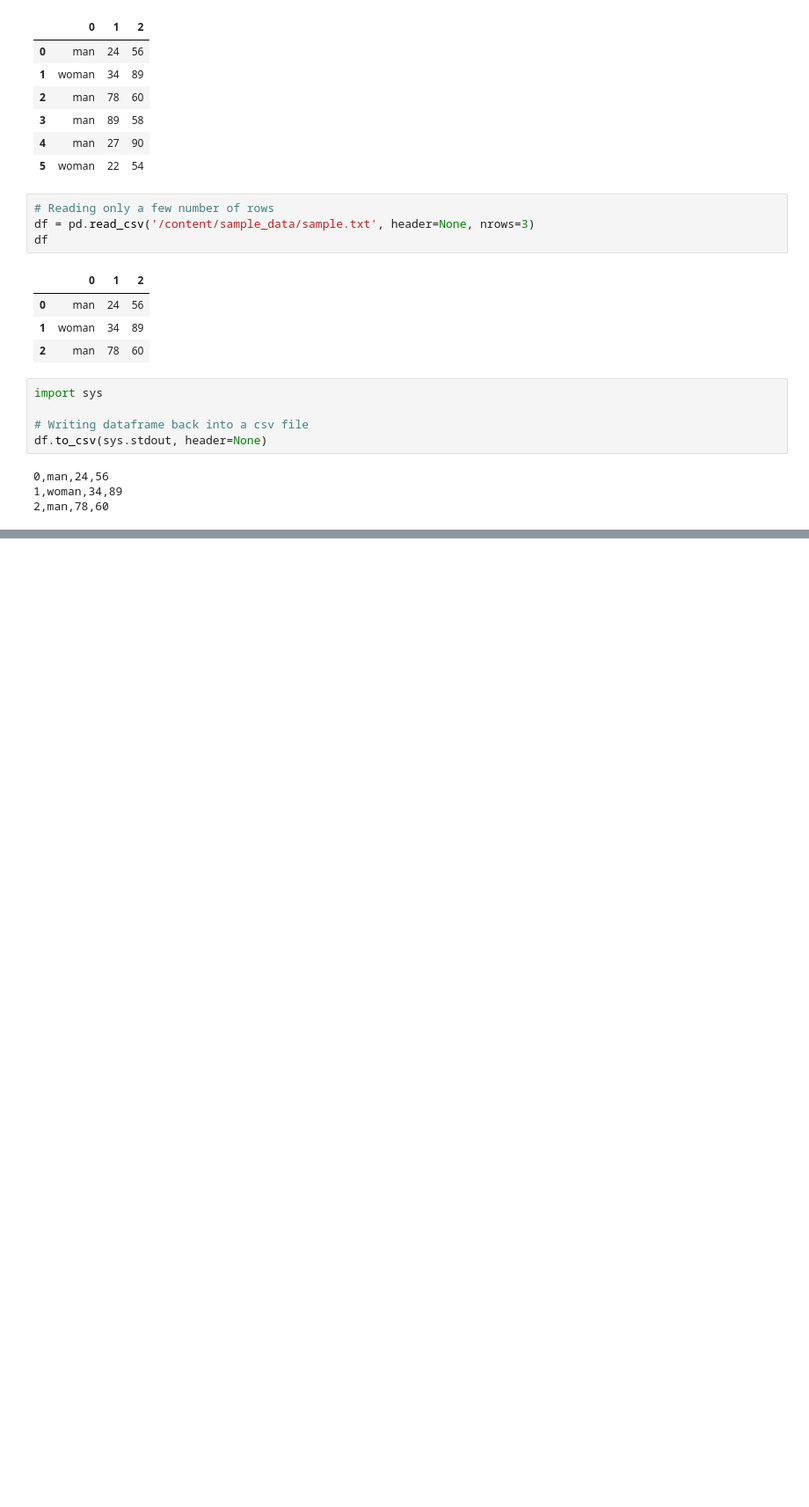
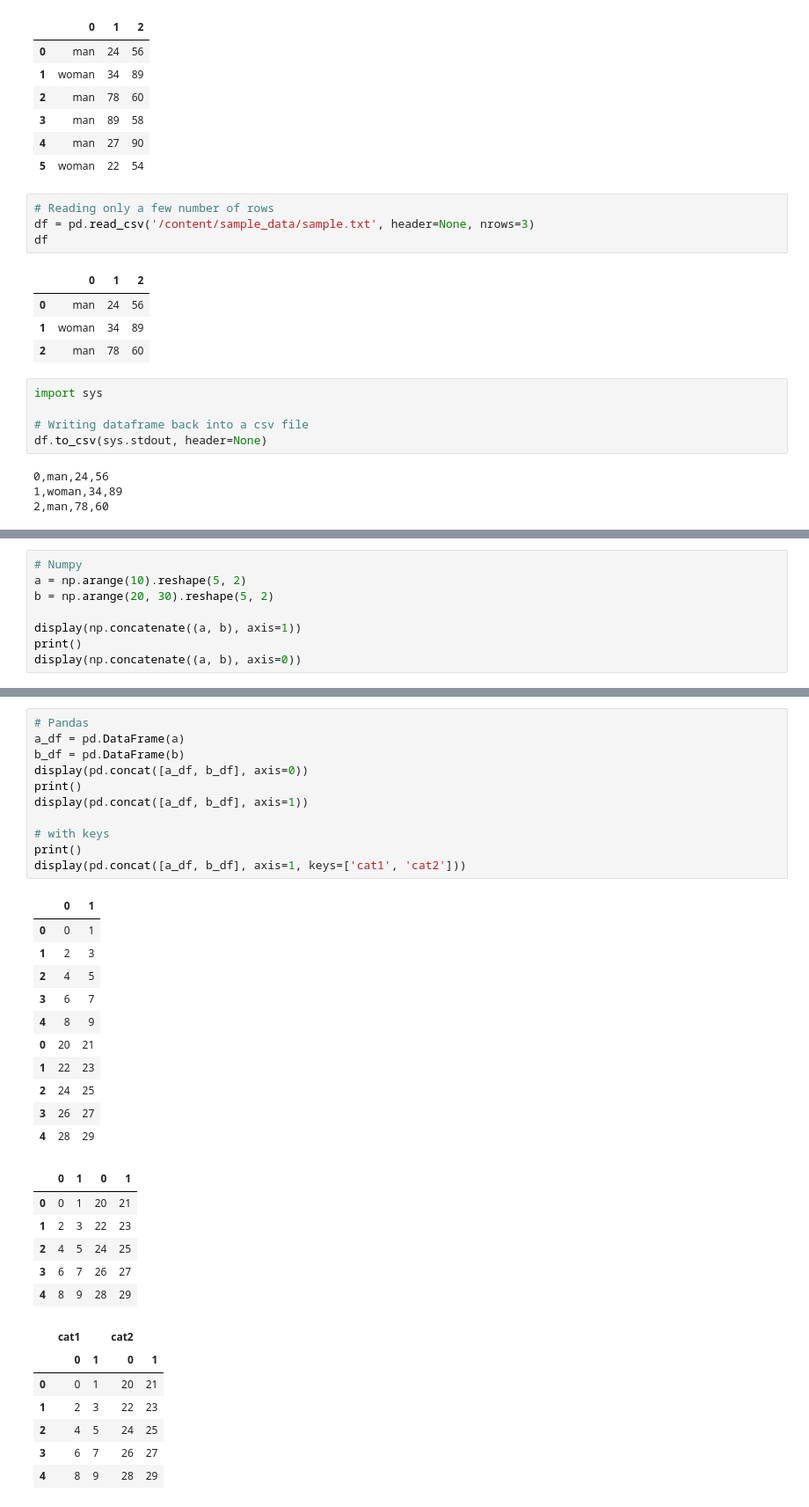
Before and after one commit to albinjohn366/DataScience_Tutorials, a Jupyter notebook: Working_with_Data.ipynb, the cells around one changed output, grey strips where cells are left out. Shown at 88% size. Cells and saved outputs as stored; diff of their text form; blank space fills up the shorter version.

```diff
--- a/Working_with_Data.ipynb
+++ b/Working_with_Data.ipynb
@@ -49,0 +212,8 @@ df.to_csv(sys.stdout, header=None)
+# %%
+# Numpy
+a = np.arange(10).reshape(5, 2)
+b = np.arange(20, 30).reshape(5, 2)
+
+display(np.concatenate((a, b), axis=1))
+print()
+display(np.concatenate((a, b), axis=0))
@@ -49,0 +236,36 @@ df.to_csv(sys.stdout, header=None)
+# %%
+# Pandas
+a_df = pd.DataFrame(a)
+b_df = pd.DataFrame(b)
+display(pd.concat([a_df, b_df], axis=0))
+print()
+display(pd.concat([a_df, b_df], axis=1))
+
+# with keys
+print()
+display(pd.concat([a_df, b_df], axis=1, keys=['cat1', 'cat2']))
+# %% [output]
+|  | 0 | 1 |
+| 0 | 0 | 1 |
+| 1 | 2 | 3 |
+| 2 | 4 | 5 |
+| 3 | 6 | 7 |
+| 4 | 8 | 9 |
+| 0 | 20 | 21 |
+| 1 | 22 | 23 |
+| 2 | 24 | 25 |
+| 3 | 26 | 27 |
+| 4 | 28 | 29 |
+|  | 0 | 1 | 0 | 1 |
+| 0 | 0 | 1 | 20 | 21 |
+| 1 | 2 | 3 | 22 | 23 |
+| 2 | 4 | 5 | 24 | 25 |
+| 3 | 6 | 7 | 26 | 27 |
+| 4 | 8 | 9 | 28 | 29 |
+|  | cat1 |  | cat2 |  |
+|  | 0 | 1 | 0 | 1 |
+| 0 | 0 | 1 | 20 | 21 |
+| 1 | 2 | 3 | 22 | 23 |
+| 2 | 4 | 5 | 24 | 25 |
+| 3 | 6 | 7 | 26 | 27 |
+| 4 | 8 | 9 | 28 | 29 |
```
Also changed, not shown: parts of 23 cells of this notebook.
